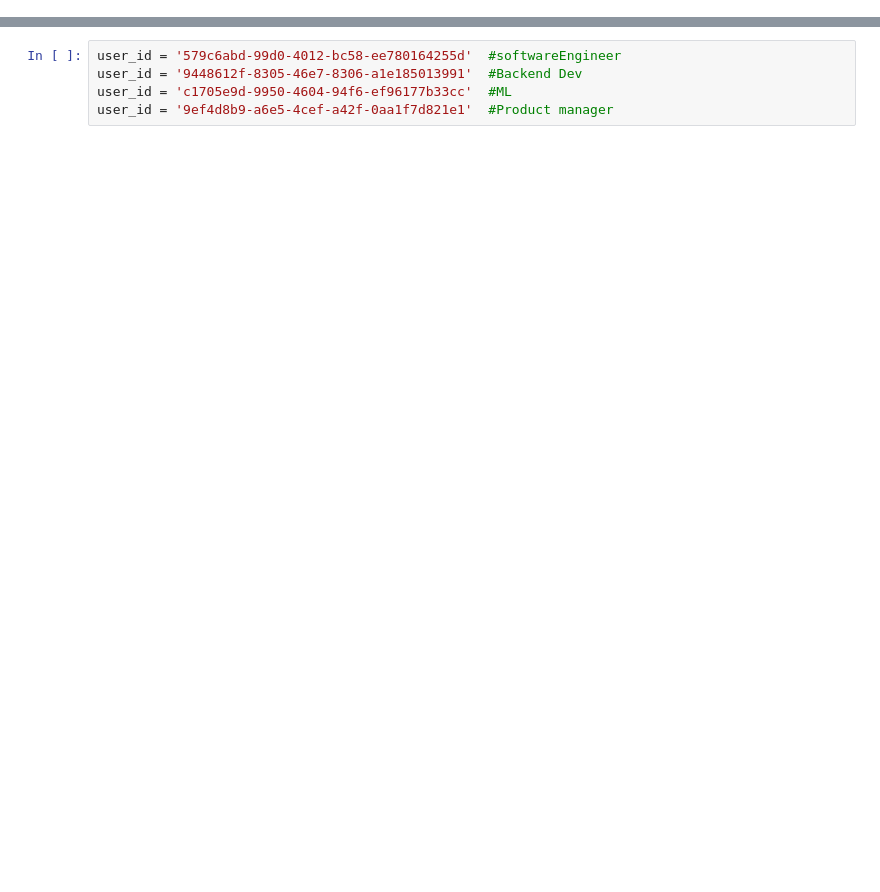
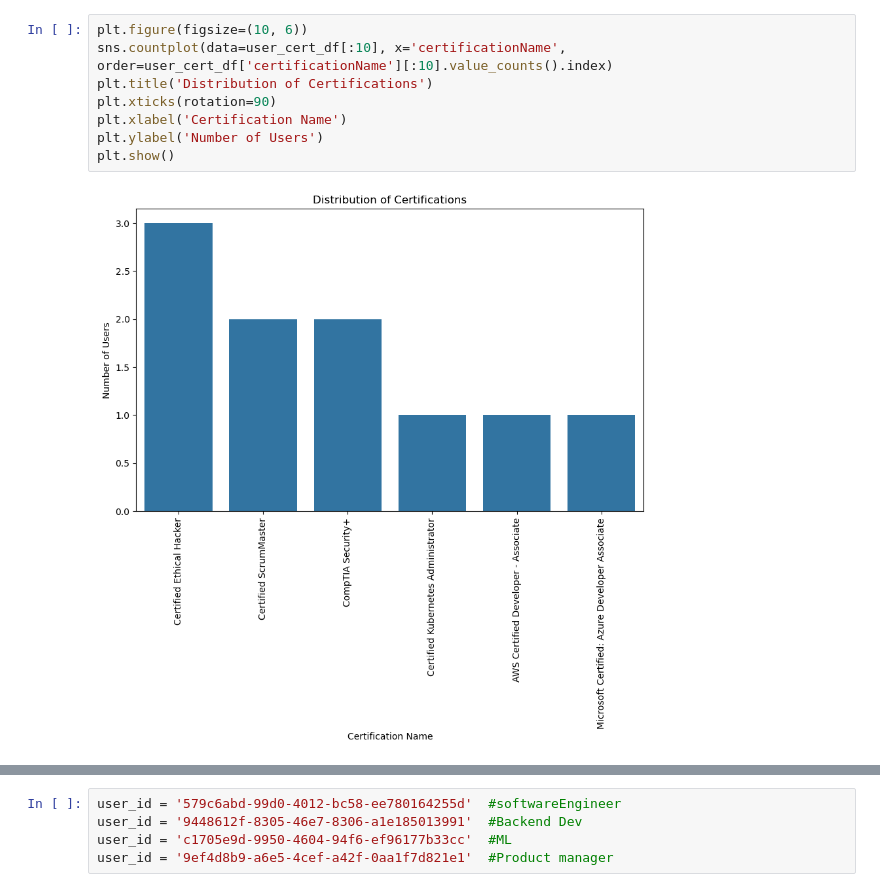
Before and after one commit to rithik18/fp, a Jupyter notebook: DataScience/new_Ds.ipynb, the cells around one changed output, grey strips where cells are left out. Cells and saved outputs as stored; diff of their text form; blank space fills up the shorter version.

```diff
--- a/DataScience/new_Ds.ipynb
+++ b/DataScience/new_Ds.ipynb
@@ -0,0 +22,10 @@
+# %%
+plt.figure(figsize=(10, 6))
+sns.countplot(data=user_cert_df[:10], x='certificationName', order=user_cert_df['certificationName'][:10].value_counts().index)
+plt.title('Distribution of Certifications')
+plt.xticks(rotation=90)
+plt.xlabel('Certification Name')
+plt.ylabel('Number of Users')
+plt.show()
+# %% [output]
+[figure, added]
```
Also changed, not shown: parts of 13 cells of this notebook, 2 other files.
